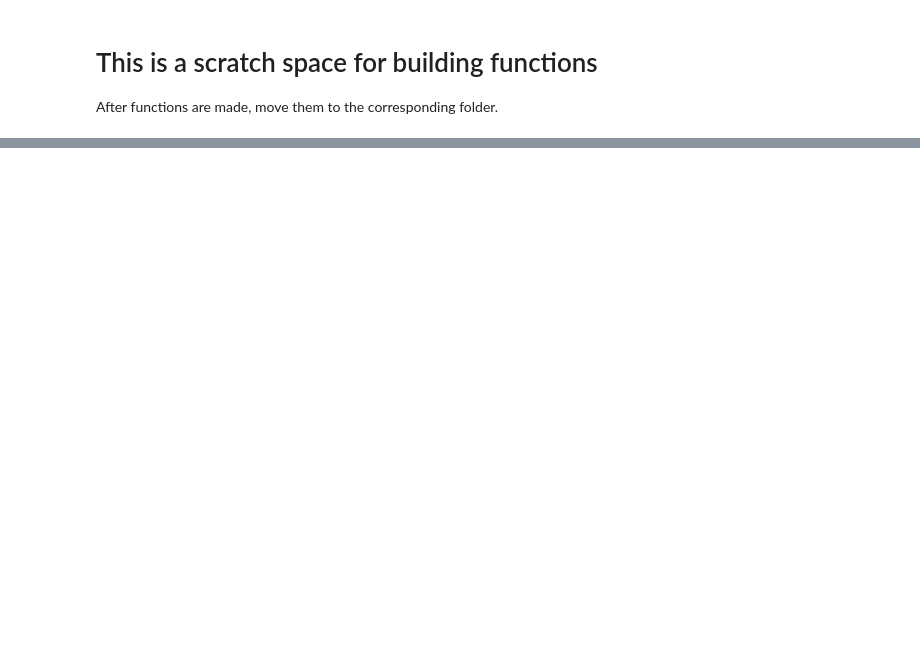
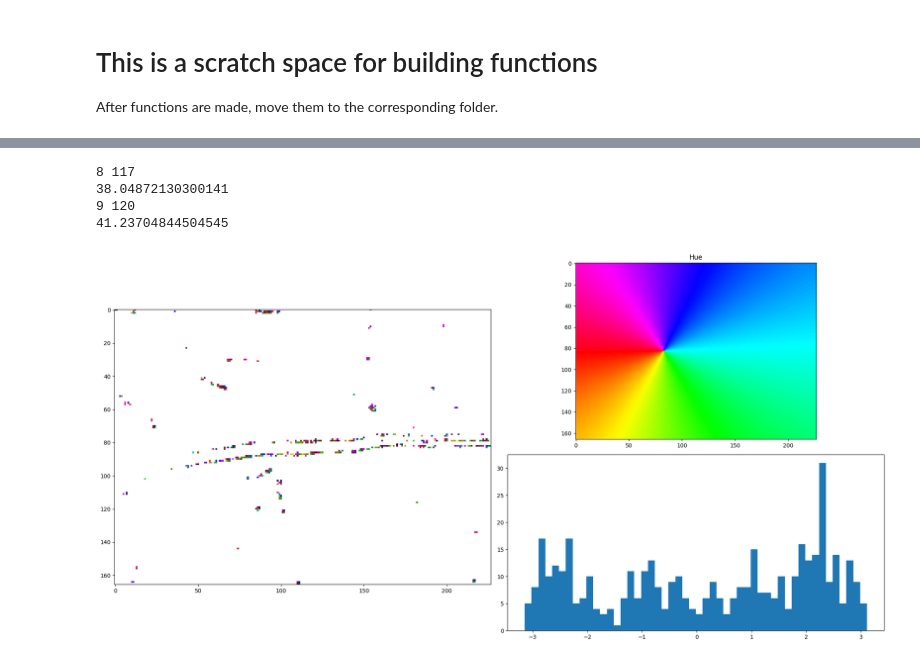
Before and after one commit to Staalduine/flow_analysis_comps, a Jupyter notebook: general_debug.ipynb, the cells around one changed output, grey strips where cells are left out. Cells and saved outputs as stored; diff of their text form; code cells hidden in the pictures; blank space fills up the shorter version.

```diff
--- a/general_debug.ipynb
+++ b/general_debug.ipynb
@@ -41,3 +50,9 @@ amf_piv_obj.plot_segmentation()
 # %%
-amf_piv_obj.piv_process((0, 1), FAKE_OUTLIERS=True)
+amf_piv_obj.piv_process(frame_ids, FAKE_OUTLIERS=False)
 amf_piv_obj.plot_results_color()
+# %% [output]
+8 117
+38.04872130300141
+9 120
+41.23704844504545
+[figure, added]
```
Also changed, not shown: parts of 3 cells of this notebook, 3 other files.
